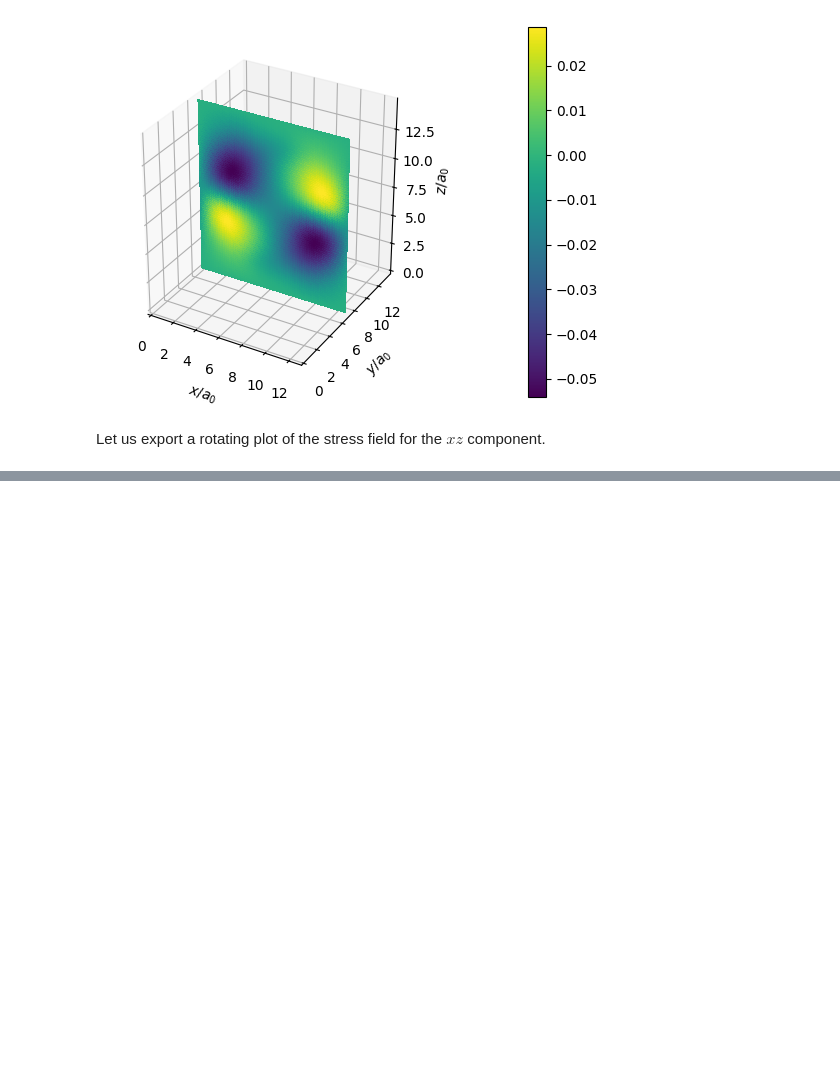
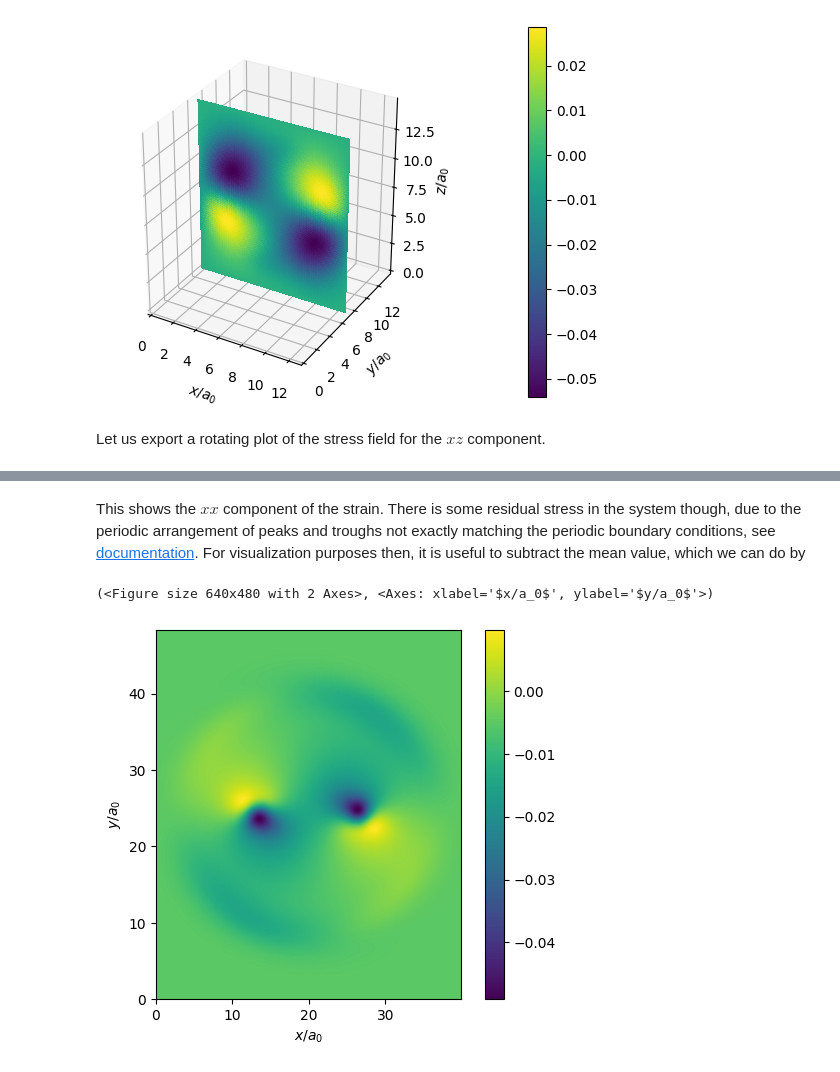
Before and after one commit to vidarsko/ComFiT, a Jupyter notebook: tutorial/phase_field_crystal_stresses_and_strains.ipynb, the cells around one changed output, grey strips where cells are left out. Drawn from its saved outputs; the diff is of its cells as text; code cells hidden in the pictures; blank space fills up the shorter version.

```diff
--- a/tutorial/phase_field_crystal_stresses_and_strains.ipynb
+++ b/tutorial/phase_field_crystal_stresses_and_strains.ipynb
@@ -116,0 +129,10 @@ cf.tool_export_rotating_plot(ax)
+# %% [markdown]
+This shows the $xx$ component of the strain.
+There is some residual stress in the system though, due to the periodic arrangement of peaks and troughs not exactly matching the periodic boundary conditions, see [documentation](https://vidarsko.github.io/ComFiT/ClassPhaseFieldCrystal/#elasticity).
+For visualization purposes then, it is useful to subtract the mean value, which we can do by
+# %%
+strain = strain - np.mean(strain,axis=0)
+pfc.plot_field(strain[2])
+# %% [output]
+(<Figure size 640x480 with 2 Axes>, <Axes: xlabel='$x/a_0$', ylabel='$y/a_0$'>)
+[figure, added]
```
Also changed, not shown: parts of 3 cells of this notebook, 4 other files.
